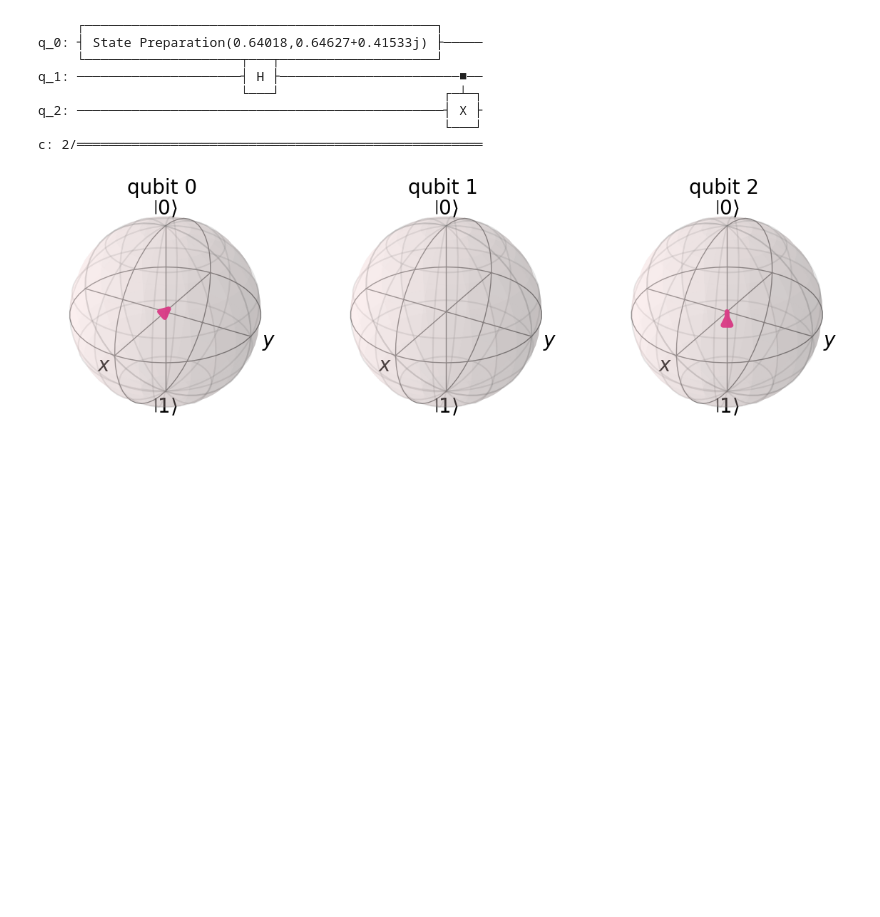
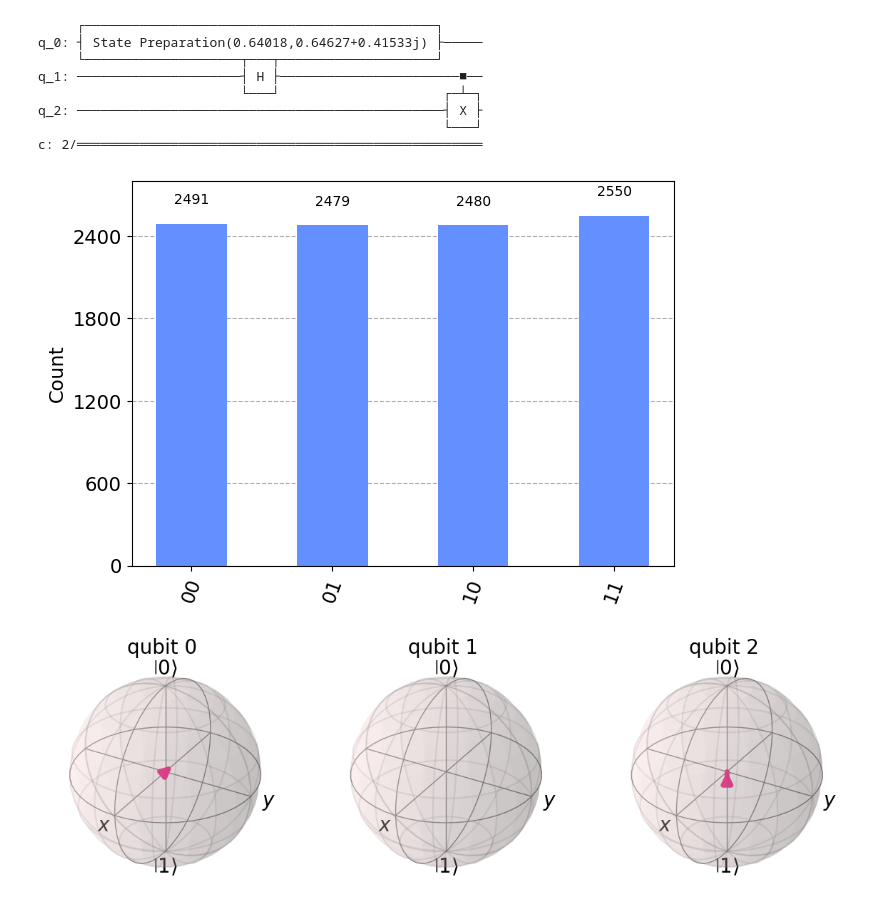
Before and after one commit to ags1999/CTC4400-2023.1, a Jupyter notebook: atv3/atv3.ipynb, the cells around one changed output. Cells and saved outputs as stored; diff of their text form; code cells hidden in the pictures; blank space fills up the shorter version.

```diff
--- a/atv3/atv3.ipynb
+++ b/atv3/atv3.ipynb
@@ -34 +36,10 @@ rho = DensityMatrix(qc)
+# %%
+qc.measure([0, 1], [0, 1])
+backend = Aer.get_backend('qasm_simulator')
+backend_options = {'method': 'statevector'}
+result = execute(qc, backend, shots=10000).result()
+counts = result.get_counts()
+plot_histogram(counts)
+# %% [output]
+[figure, added]
 # %%
```
Also changed, not shown: parts of 5 cells of this notebook.
